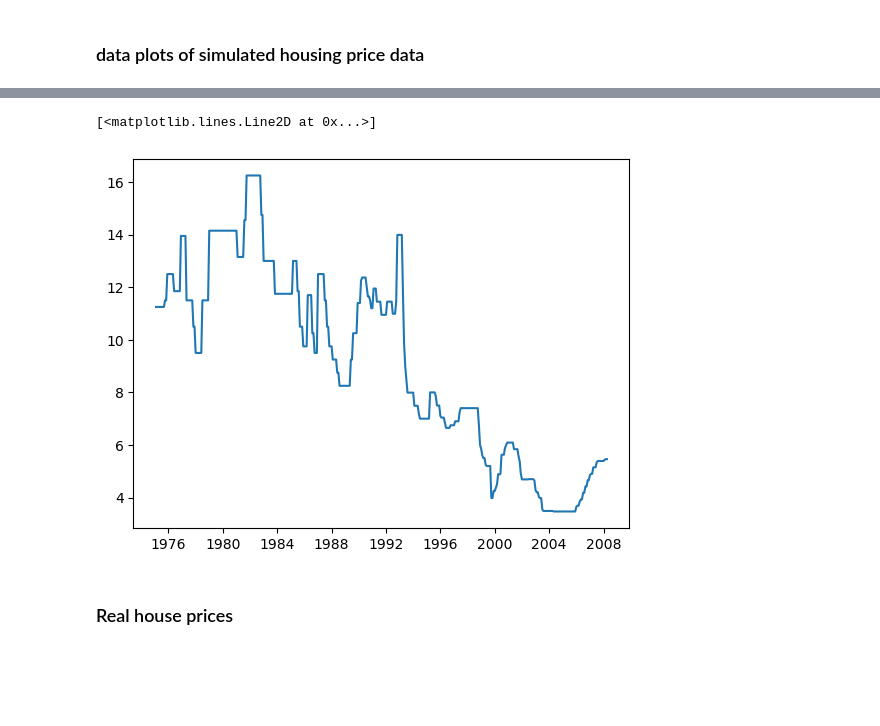
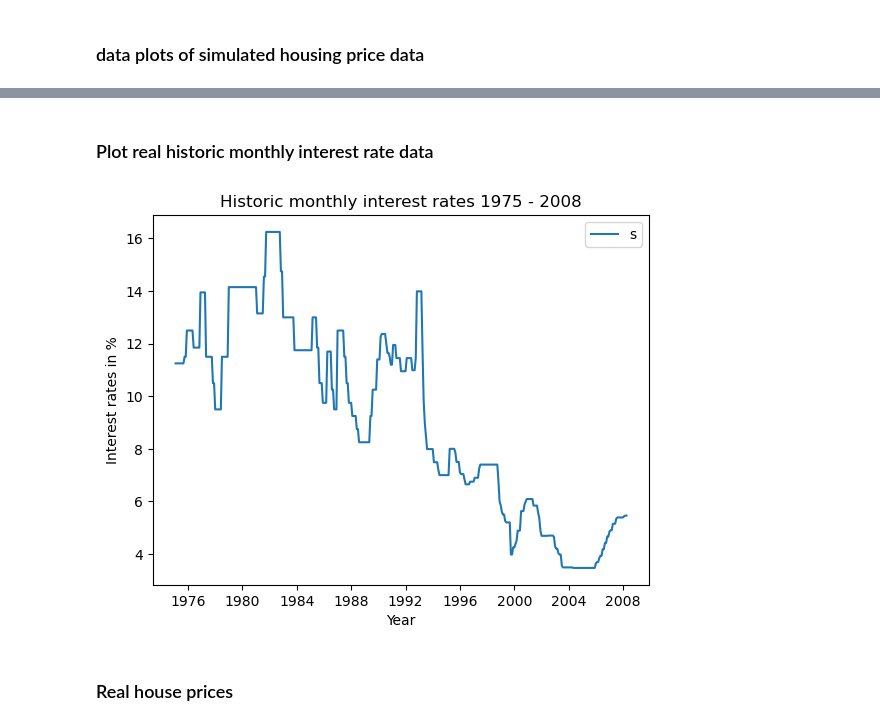
Before and after one commit to shanekeenan/prog_data_analysis, a Jupyter notebook: project1/project1.ipynb, the cells around one changed output, grey strips where cells are left out. Saved outputs shown, nothing was run; the diff lists cells and outputs as text; code cells hidden in the pictures; blank space fills up the shorter version.

```diff
--- a/project1/project1.ipynb
+++ b/project1/project1.ipynb
@@ -264,7 +234,13 @@ real_price
+# %% [markdown]
+### Plot real historic monthly interest rate data
 # %%
 plt.plot(data_wreal['Year/Month'], data_wreal['r_intra'] ) #check this works OK
+plt.xlabel('Year')
+plt.ylabel('Interest rates in %')
+plt.title('Historic monthly interest rates 1975 - 2008')
+plt.legend('st', loc="upper right")
+plt.show()
 # %% [output]
-[<matplotlib.lines.Line2D at 0x...>]
-[figure, old version]
+[figure, new version]
 # %% [markdown]
 ### Real house prices
```
Also changed, not shown: parts of 25 cells of this notebook.
